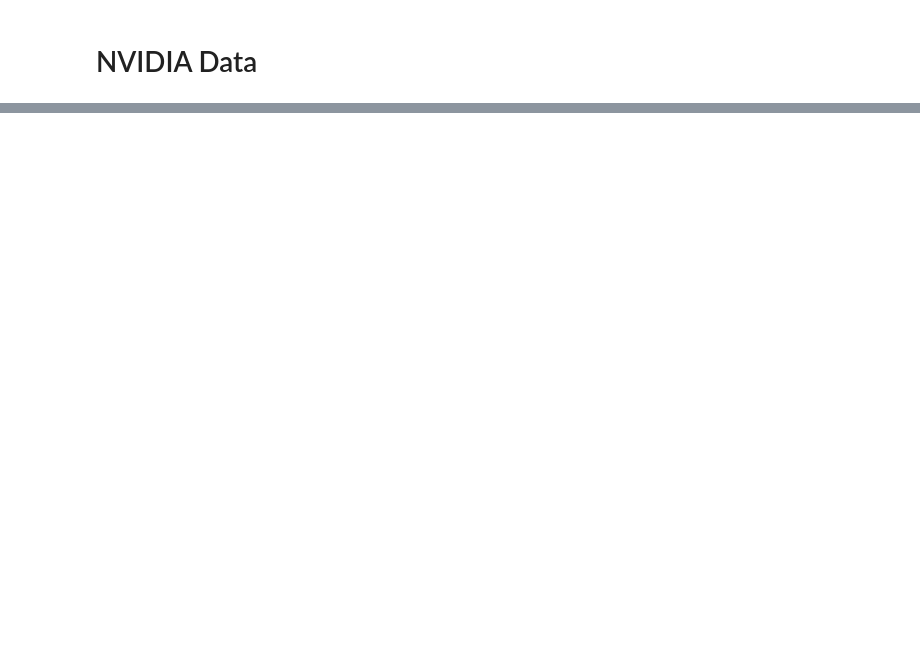
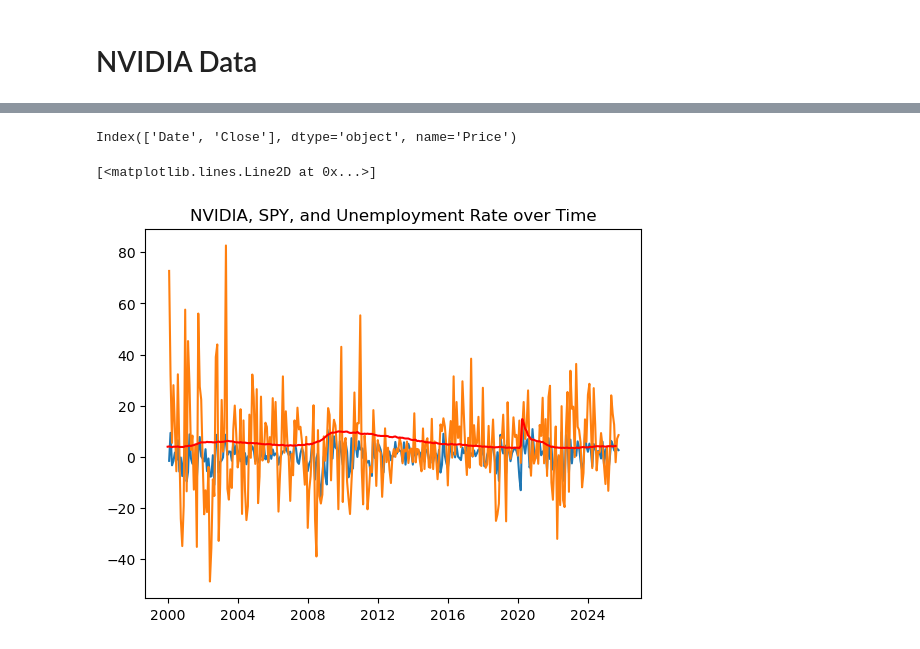
Before and after one commit to bwhong/bwhong-dsci510_fall2025_final_project, a Jupyter notebook: src/results.ipynb, the cells around one changed output, grey strips where cells are left out. Saved outputs shown, nothing was run; the diff lists cells and outputs as text; code cells hidden in the pictures; blank space fills up the shorter version.

```diff
--- a/src/results.ipynb
+++ b/src/results.ipynb
@@ -85 +95,14 @@ Extracting NVDA...
 310 rows × 2 columns
+# %%
+spy_data.columns.get_level_values(0)
+# %% [output]
+Index(['Date', 'Close'], dtype='object', name='Price')
+# %%
+fig, ax1 = plt.subplots()
+plt.title('NVIDIA, SPY, and Unemployment Rate over Time')
+plt.plot(spy_data['Date'], spy_data['Close'])
+plt.plot(nvidia_data['Date'], nvidia_data['Close'])
+plt.plot(fred_data['Date'], fred_data['Value'], color = 'red')
+# %% [output]
+[<matplotlib.lines.Line2D at 0x...>]
+[figure, added]
```
Also changed, not shown: parts of 8 cells of this notebook, 2 other files.
